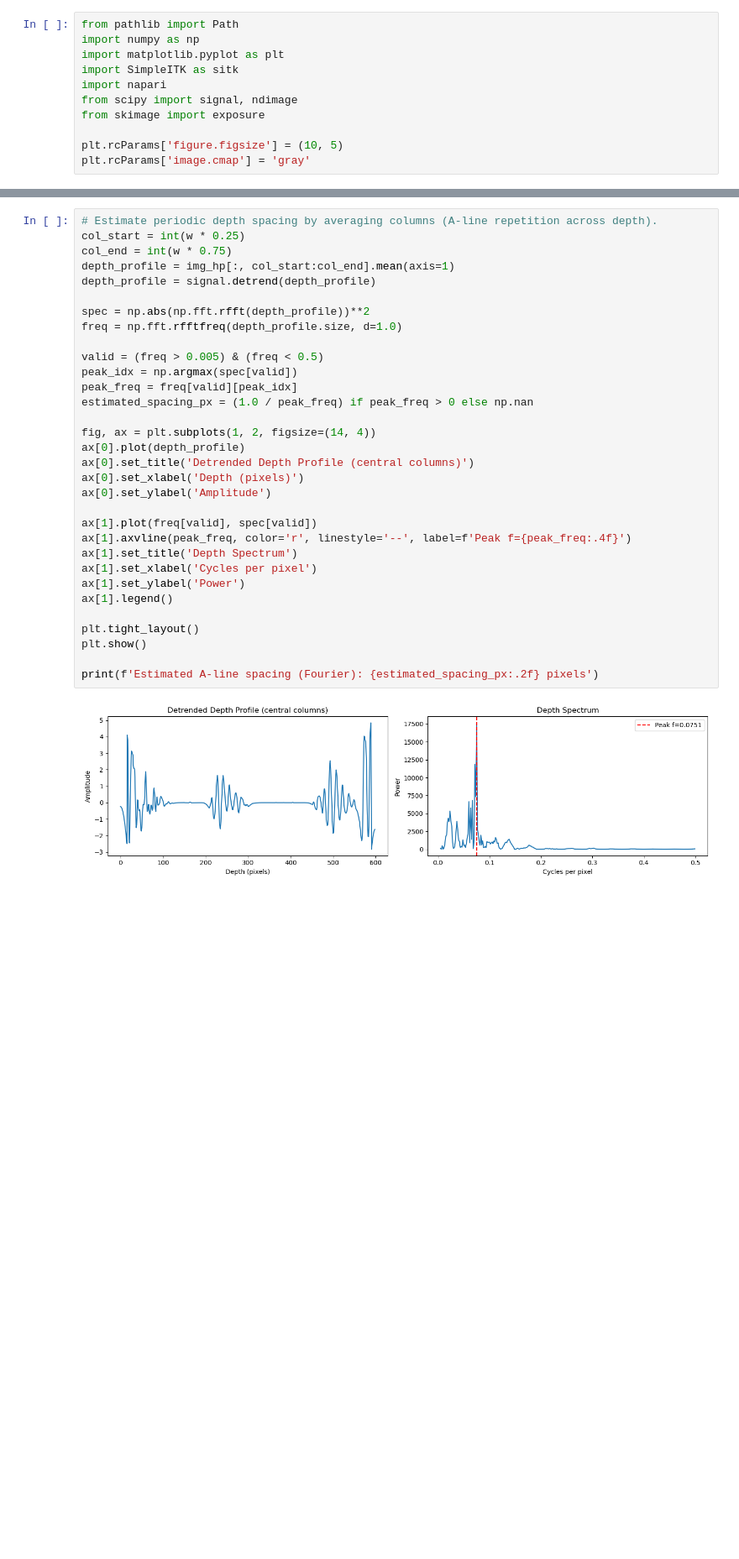
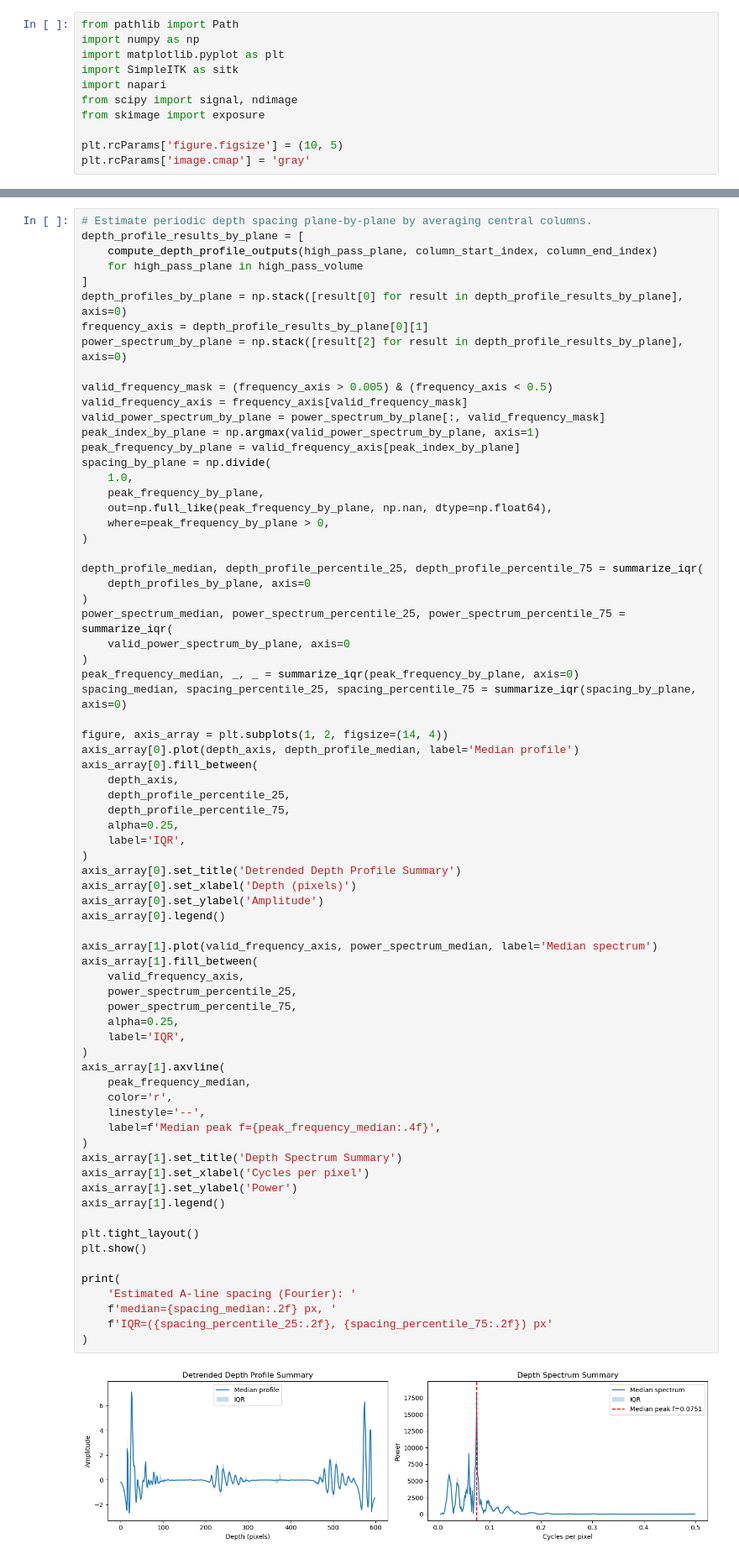
Before and after one commit to acorbat/eco-root, a Jupyter notebook: exploration/reverberation_artifact_report.ipynb, the cells around one changed output, grey strips where cells are left out. Shown at 84% size. Drawn from its saved outputs; the diff is of its cells as text; blank space fills up the shorter version.

```diff
--- a/exploration/reverberation_artifact_report.ipynb
+++ b/exploration/reverberation_artifact_report.ipynb
@@ -149,34 +249,74 @@ Dominant Fourier orientation: -89.50 degrees
 # %%
-# Estimate periodic depth spacing by averaging columns (A-line repetition across depth).
-col_start = int(w * 0.25)
-col_end = int(w * 0.75)
-depth_profile = img_hp[:, col_start:col_end].mean(axis=1)
-depth_profile = signal.detrend(depth_profile)
+# Estimate periodic depth spacing plane-by-plane by averaging central columns.
+depth_profile_results_by_plane = [
+    compute_depth_profile_outputs(high_pass_plane, column_start_index, column_end_index)
+    for high_pass_plane in high_pass_volume
+]
+depth_profiles_by_plane = np.stack([result[0] for result in depth_profile_results_by_plane], axis=0)
+frequency_axis = depth_profile_results_by_plane[0][1]
+power_spectrum_by_plane = np.stack([result[2] for result in depth_profile_results_by_plane], axis=0)
 
-spec = np.abs(np.fft.rfft(depth_profile))**2
-freq = np.fft.rfftfreq(depth_profile.size, d=1.0)
+valid_frequency_mask = (frequency_axis > 0.005) & (frequency_axis < 0.5)
+valid_frequency_axis = frequency_axis[valid_frequency_mask]
+valid_power_spectrum_by_plane = power_spectrum_by_plane[:, valid_frequency_mask]
+peak_index_by_plane = np.argmax(valid_power_spectrum_by_plane, axis=1)
+peak_frequency_by_plane = valid_frequency_axis[peak_index_by_plane]
+spacing_by_plane = np.divide(
+    1.0,
+    peak_frequency_by_plane,
+    out=np.full_like(peak_frequency_by_plane, np.nan, dtype=np.float64),
+    where=peak_frequency_by_plane > 0,
+)
 
-valid = (freq > 0.005) & (freq < 0.5)
-peak_idx = np.argmax(spec[valid])
-peak_freq = freq[valid][peak_idx]
-estimated_spacing_px = (1.0 / peak_freq) if peak_freq > 0 else np.nan
+depth_profile_median, depth_profile_percentile_25, depth_profile_percentile_75 = summarize_iqr(
+    depth_profiles_by_plane, axis=0
+)
+power_spectrum_median, power_spectrum_percentile_25, power_spectrum_percentile_75 = summarize_iqr(
+    valid_power_spectrum_by_plane, axis=0
+)
+peak_frequency_median, _, _ = summarize_iqr(peak_frequency_by_plane, axis=0)
+spacing_median, spacing_percentile_25, spacing_percentile_75 = summarize_iqr(spacing_by_plane, axis=0)
 
-fig, ax = plt.subplots(1, 2, figsize=(14, 4))
-ax[0].plot(depth_profile)
-ax[0].set_title('Detrended Depth Profile (central columns)')
-ax[0].set_xlabel('Depth (pixels)')
-ax[0].set_ylabel('Amplitude')
+figure, axis_array = plt.subplots(1, 2, figsize=(14, 4))
+axis_array[0].plot(depth_axis, depth_profile_median, label='Median profile')
+axis_array[0].fill_between(
+    depth_axis,
+    depth_profile_percentile_25,
+    depth_profile_percentile_75,
+    alpha=0.25,
+    label='IQR',
+)
+axis_array[0].set_title('Detrended Depth Profile Summary')
+axis_array[0].set_xlabel('Depth (pixels)')
+axis_array[0].set_ylabel('Amplitude')
+axis_array[0].legend()
 
-ax[1].plot(freq[valid], spec[valid])
-ax[1].axvline(peak_freq, color='r', linestyle='--', label=f'Peak f={peak_freq:.4f}')
-ax[1].set_title('Depth Spectrum')
-ax[1].set_xlabel('Cycles per pixel')
-ax[1].set_ylabel('Power')
-ax[1].legend()
+axis_array[1].plot(valid_frequency_axis, power_spectrum_median, label='Median spectrum')
+axis_array[1].fill_between(
+    valid_frequency_axis,
+    power_spectrum_percentile_25,
+    power_spectrum_percentile_75,
+    alpha=0.25,
+    label='IQR',
+)
+axis_array[1].axvline(
+    peak_frequency_median,
+    color='r',
+    linestyle='--',
+    label=f'Median peak f={peak_frequency_median:.4f}',
+)
+axis_array[1].set_title('Depth Spectrum Summary')
+axis_array[1].set_xlabel('Cycles per pixel')
+axis_array[1].set_ylabel('Power')
+axis_array[1].legend()
 
 plt.tight_layout()
 plt.show()
 
-print(f'Estimated A-line spacing (Fourier): {estimated_spacing_px:.2f} pixels')
+print(
+    'Estimated A-line spacing (Fourier): '
+    f'median={spacing_median:.2f} px, '
+    f'IQR=({spacing_percentile_25:.2f}, {spacing_percentile_75:.2f}) px'
+)
 # %% [output]
-[figure, old version]
+[figure, new version]
```
Also changed, not shown: parts of 28 cells of this notebook, 1 other file.
